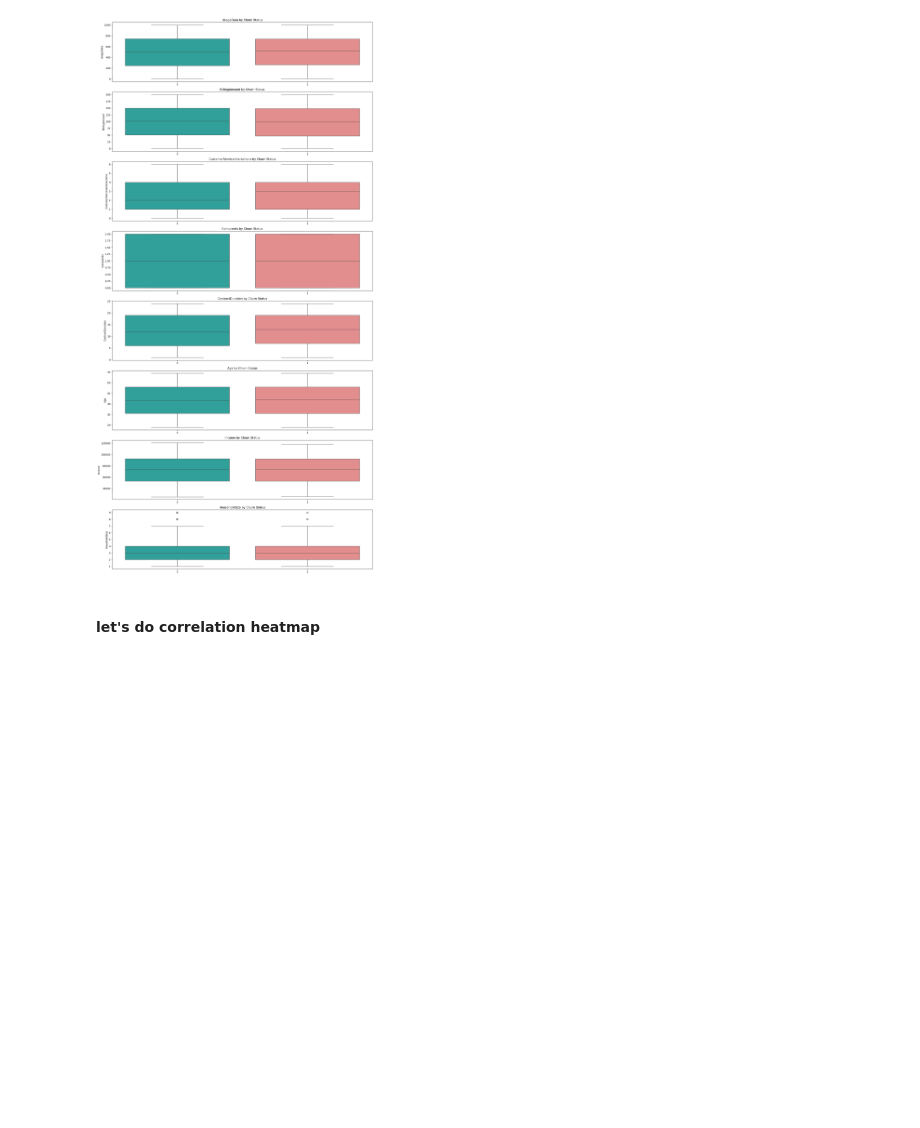
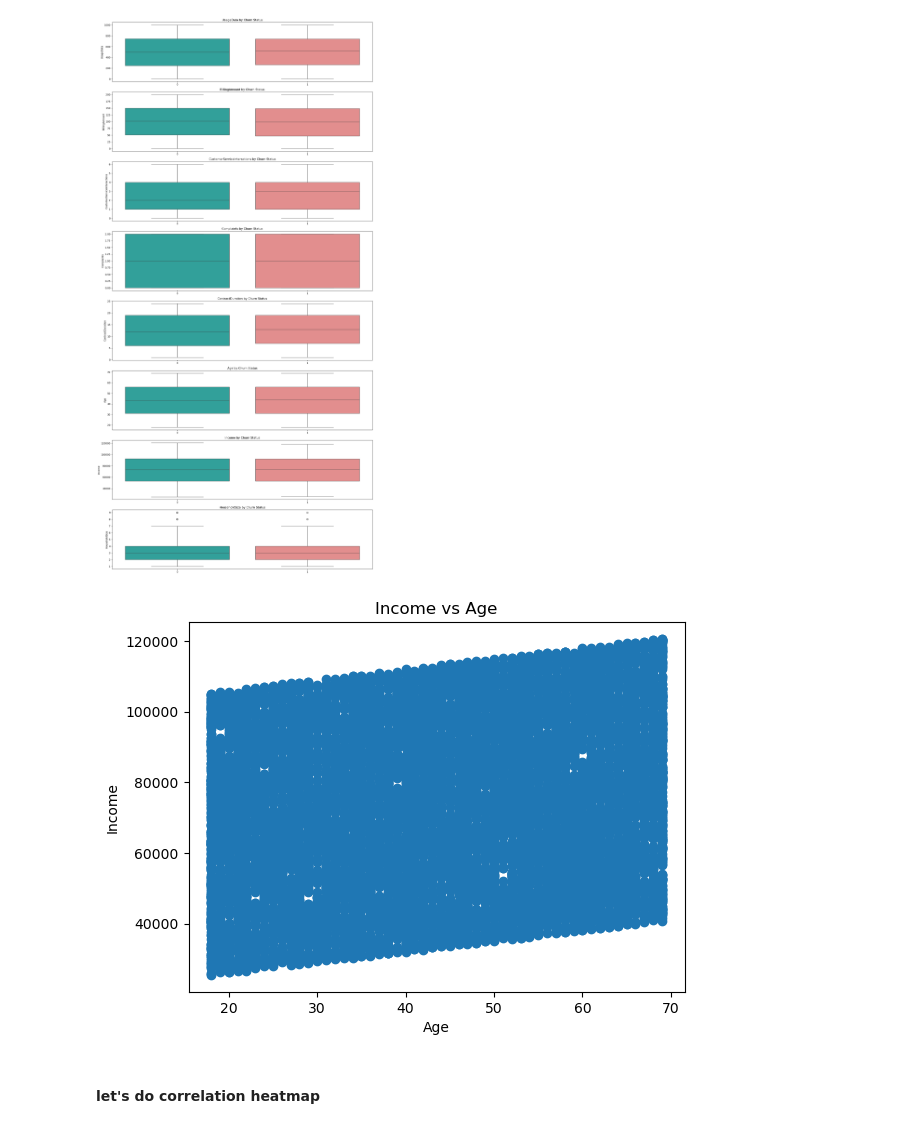
Before and after one commit to Akshaypartha92/forecasting_customer_churn, a Jupyter notebook: notebook/eda_feature_eng.ipynb, the cells around one changed output. Drawn from its saved outputs; the diff is of its cells as text; code cells hidden in the pictures; blank space fills up the shorter version.

```diff
--- a/notebook/eda_feature_eng.ipynb
+++ b/notebook/eda_feature_eng.ipynb
@@ -249,6 +237,15 @@ Passing `palette` without assigning `hue` is deprecated and will be removed in v
 
   sns.boxplot(data=df, x='is_churned', y=col, palette=['#20B2AA', '#F08080'])
 [figure]
+# %%
+# income vs age
+plt.scatter(df['Age'], df['Income'])
+plt.xlabel('Age')
+plt.ylabel('Income')
+plt.title('Income vs Age')
+plt.show()
+# %% [output]
+[figure, added]
 # %% [markdown]
 #### let's do correlation heatmap
 # %%
```
Also changed, not shown: parts of 62 cells of this notebook, 9 other files.
